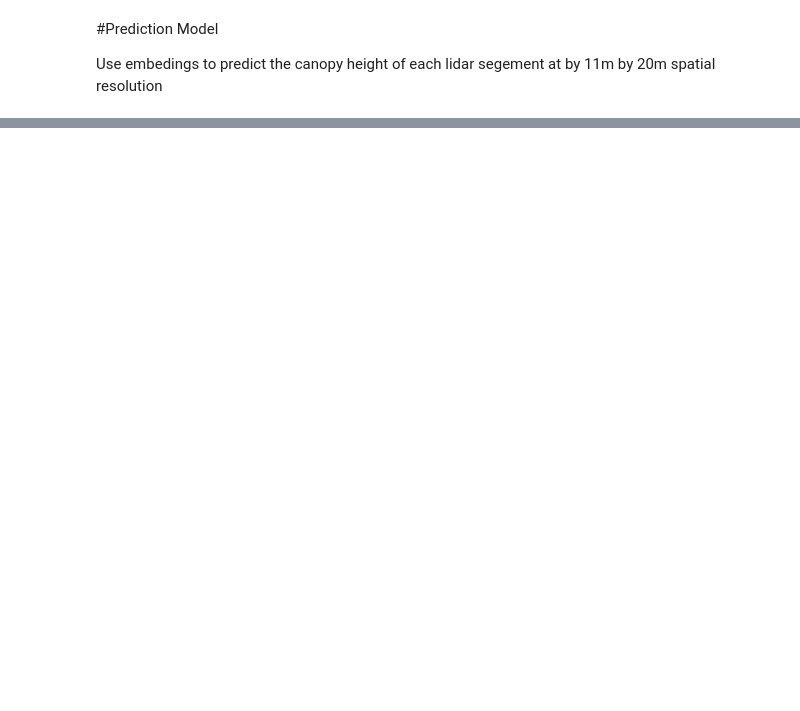
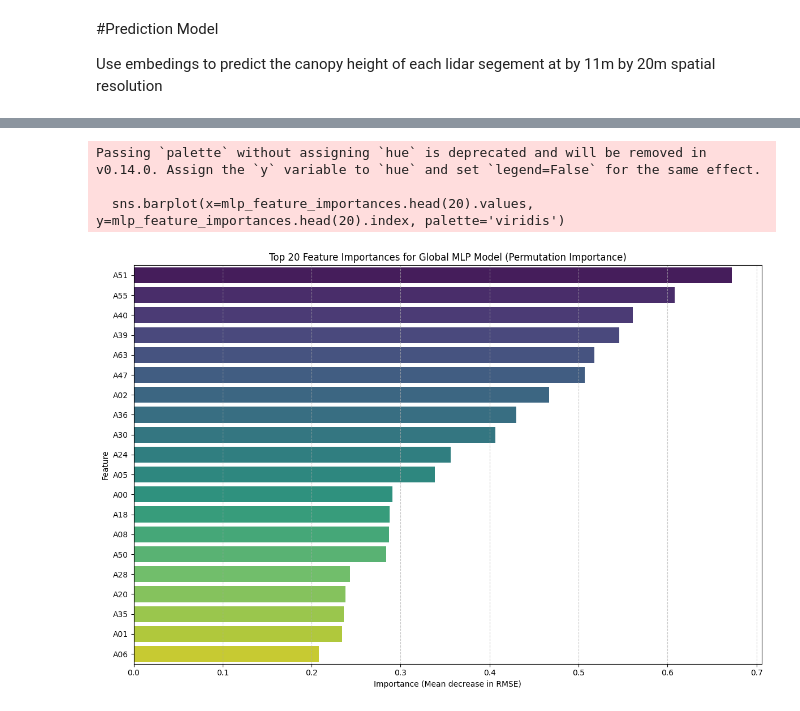
Before and after one commit to snehalmore/GEE_colab, a Jupyter notebook: Icesat2_AEE_model.ipynb, the cells around one changed output, grey strips where cells are left out. Drawn from its saved outputs; the diff is of its cells as text; code cells hidden in the pictures; blank space fills up the shorter version.

```diff
--- a/Icesat2_AEE_model.ipynb
+++ b/Icesat2_AEE_model.ipynb
@@ -687,0 +1058,36 @@ Use embedings to predict the canopy height of each lidar segement at by 11m by 2
+# %%
+from sklearn.inspection import permutation_importance
+import matplotlib.pyplot as plt
+import seaborn as sns
+import pandas as pd
+
+# Define the exact features used for training the global best_mlp_model.
+# This model was trained on AEE features (A00-A63) along with geoseg_lon and geoseg_lat.
+# This definition must match the features used in cell 'ecc593e1' or the global model's actual training.
+# Based on context, the global model uses geoseg_lon, geoseg_lat, and A00-A63.
+global_model_features = ['geoseg_lon', 'geoseg_lat'] + [f'A{i:02d}' for i in range(64)]
+
+# Ensure X and y are defined for the full dataset using only the features the model was trained on
+X = canopy_embedding_df[global_model_features]
+y = canopy_embedding_df['h_canopy']
+
+# Drop rows where 'h_canopy' is NaN in y before passing to permutation_importance
+# This ensures X and y have matching indices and no NaNs in the target variable
+valid_indices = y.dropna().index
+X = X.loc[valid_indices]
+y = y.loc[valid_indices]
+
+print("Calculating permutation importances for the best global MLP model...")
+
+# Calculate permutation importance.
+# The best_mlp_model is a pipeline, and permutation_importance works directly with pipelines.
+result = permutation_importance(best_mlp_model, X, y, n_repeats=10, random_state=42, n_jobs=-1,
+                                scoring='neg_root_mean_squared_error')
+
+# The permutation importance result object contains 'importances_mean' and 'importances_std'
+# We want to sort by the mean importance.
+mlp_feature_importances = pd.Series(result.importances_mean, index=X.columns)
+mlp_feature_importances = mlp_feature_importances.sort_values(ascending=False)
+
+print('Top 10 Feature Importances for Global MLP Model (Permutation Importance):')
+display(mlp_feature_importances.head(10))
@@ -687,0 +1109,14 @@ Use embedings to predict the canopy height of each lidar segement at by 11m by 2
+# %%
+plt.figure(figsize=(12, 8))
+sns.barplot(x=mlp_feature_importances.head(20).values, y=mlp_feature_importances.head(20).index, palette='viridis')
+plt.title('Top 20 Feature Importances for Global MLP Model (Permutation Importance)')
+plt.xlabel('Importance (Mean decrease in RMSE)')
+plt.ylabel('Feature')
+plt.grid(axis='x', linestyle='--', alpha=0.7)
+plt.tight_layout()
+plt.show()
+# %% [output]
+Passing `palette` without assigning `hue` is deprecated and will be removed in v0.14.0. Assign the `y` variable to `hue` and set `legend=False` for the same effect.
+
+  sns.barplot(x=mlp_feature_importances.head(20).values, y=mlp_feature_importances.head(20).index, palette='viridis')
+[figure, added]
```
Also changed, not shown: parts of 52 cells of this notebook.
